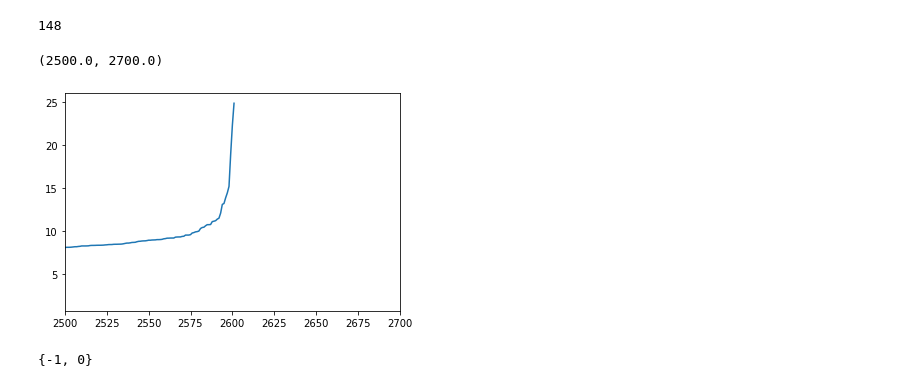
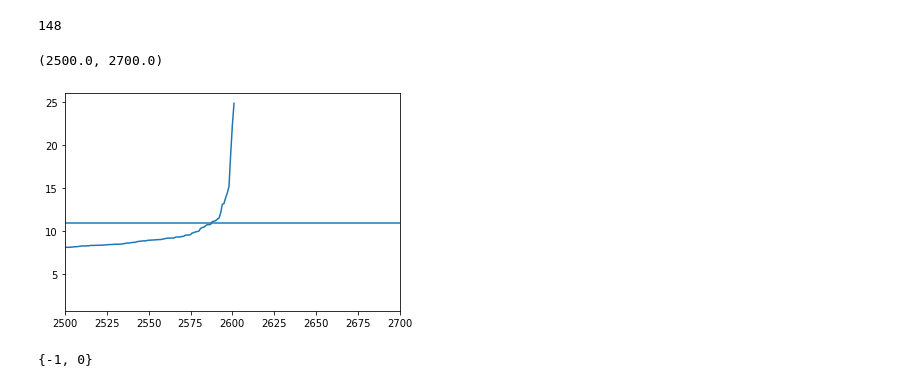
Before and after one commit to skumarudel/DSPS_SKumar, a Jupyter notebook: HW7/ClusteringGenes.ipynb, the cells around one changed output. Drawn from its saved outputs; the diff is of its cells as text; code cells hidden in the pictures.

```diff
--- a/HW7/ClusteringGenes.ipynb
+++ b/HW7/ClusteringGenes.ipynb
@@ -272,11 +274,12 @@ distances, indices = neighbors_fit.kneighbors(scaledgenes)
 # %%
 distances = np.sort(distances, axis=0)
 distances = distances[:,1]
 plt.plot(distances)
+plt.axhline(11)
 plt.xlim(2500,2700)
 # %% [output]
 (2500.0, 2700.0)
-[figure, old version]
+[figure, new version]
 # %%
 set(labels)
 # %% [output]
```
Also changed, not shown: parts of 1 cell of this notebook.
